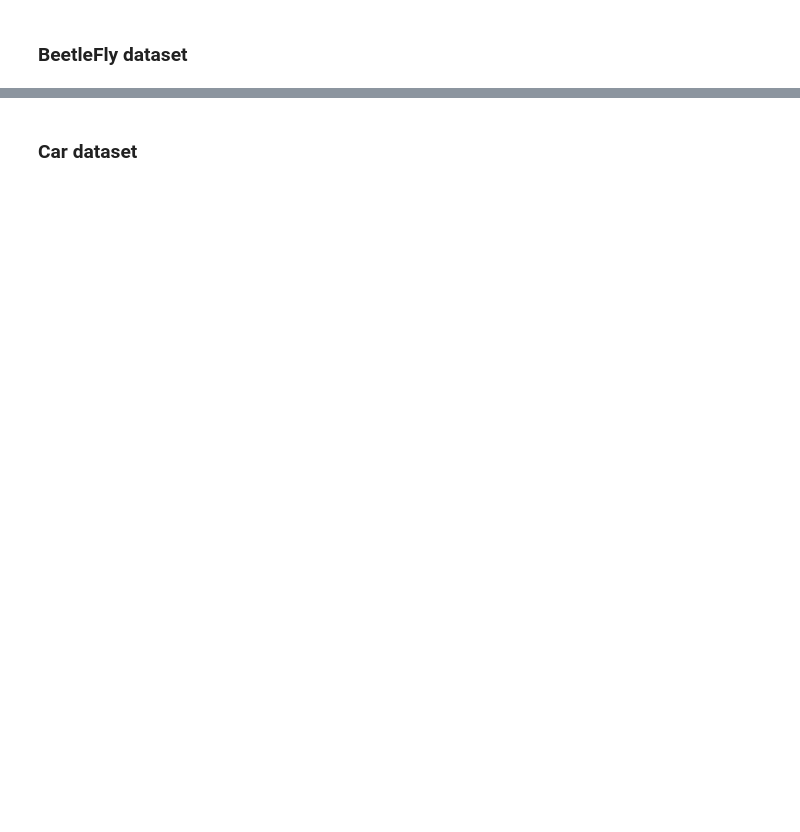
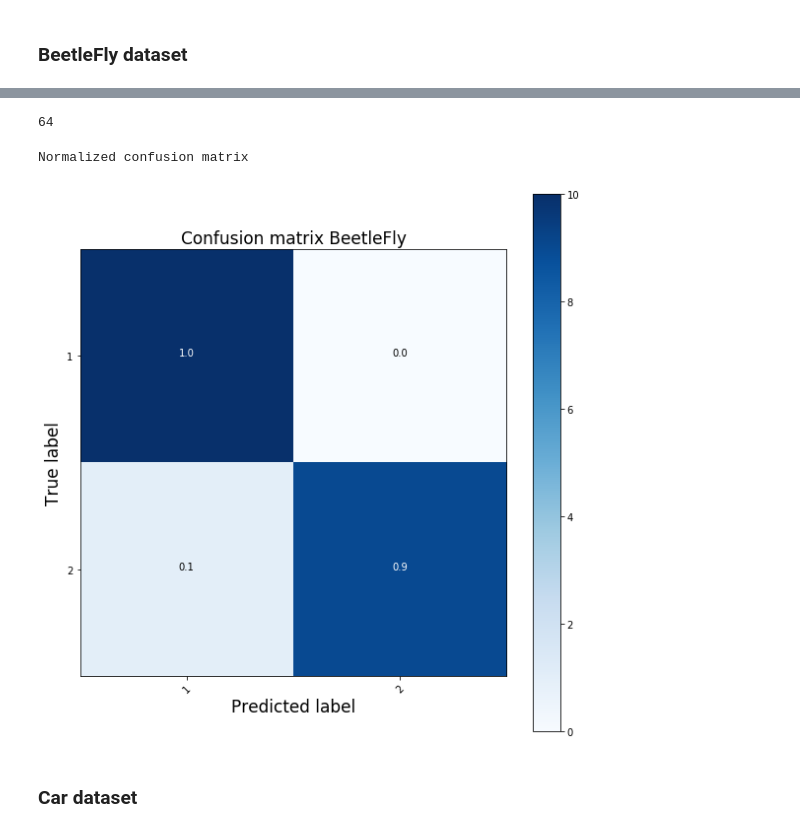
Before and after one commit to frmunozz/irregular-bag-of-pattern, a Jupyter notebook: notebooks/bagOfPatternsFeature.ipynb, the cells around one changed output, grey strips where cells are left out. Cells and saved outputs as stored; diff of their text form; code cells hidden in the pictures; blank space fills up the shorter version.

```diff
--- a/notebooks/bagOfPatternsFeature.ipynb
+++ b/notebooks/bagOfPatternsFeature.ipynb
@@ -327,6 +320,39 @@ we will do some sanity checks by comparing accuracy of our implementation with t
 - Haptics
 
 all of them can be founde on [UCR Archive](https://www.cs.ucr.edu/~eamonn/time_series_data_2018/)
+# %%
+def plot_confusion_matrix(cm, classes,
+                          normalize=False,
+                          title='Confusion matrix',
+                          cmap=plt.cm.Blues):
+    """
+    This function prints and plots the confusion matrix.
+    Normalization can be applied by setting `normalize=True`.
+    """
+    plt.imshow(cm, interpolation='nearest', cmap=cmap)
+    plt.title(title, fontsize=17)
+    plt.colorbar()
+    tick_marks = np.arange(len(classes))
+    plt.xticks(tick_marks, classes, rotation=45)
+    plt.yticks(tick_marks, classes)
+
+    if normalize:
+        cm = np.round(cm.astype('float') / cm.sum(axis=1)[:, np.newaxis], 2)
+        print("Normalized confusion matrix")
+    else:
+        print('Confusion matrix, without normalization')
+
+#     print(cm)
+
+    thresh = cm.max() / 2.
+    for i, j in itertools.product(range(cm.shape[0]), range(cm.shape[1])):
+        plt.text(j, i, cm[i, j],
+                 horizontalalignment="center",
+                 color="white" if cm[i, j] > thresh else "black")
+
+    plt.tight_layout()
+    plt.ylabel('True label', fontsize=17)
+    plt.xlabel('Predicted label', fontsize=17)
 # %% [markdown]
 ### FaceFour dataset
 # %%
@@ -364,5 +417,8 @@ Wall time: 2min 3s
 # %%
 %%time
-top_n = 50
-main_test_ucr_p2(bopf0, bopf_t0, output_dict0, top_n)
+top_n = 30
+# main_test_ucr_p2(bopf0, bopf_t0, output_dict0, top_n)
+acc0, s_index0, pred_labels0, real_labels0, output_dict0, _type0, info = bopf_best_classifier(bopf0, bopf_t0,
+                                                                                   output_dict0,
+                                                                                   top_n)
 # %% [output]
@@ -373,3 +442,15 @@ Wall time: 35 s
+# %%
+1 << (2 * 3)
+# %% [output]
+64
+# %%
+cnf_matrix = confusion_matrix(real_labels0, pred_labels0)
+fig = plt.figure(figsize=(8, 8))
+plot_confusion_matrix(cnf_matrix, classes=bopf0.tlabel, normalize=True,
+                      title='Confusion matrix BeetleFly')
+# %% [output]
+Normalized confusion matrix
+[figure, added]
 # %% [markdown]
 ### Car dataset
 # %%
```
Also changed, not shown: parts of 46 cells of this notebook, 1 other file.
